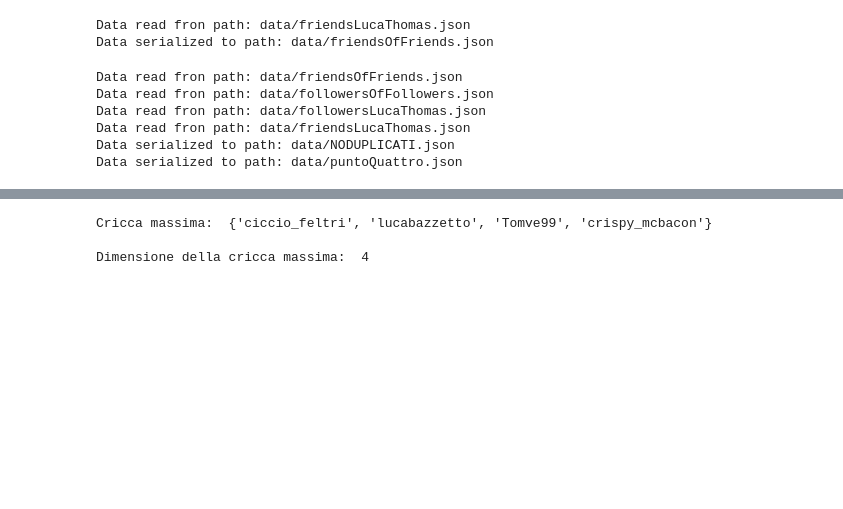
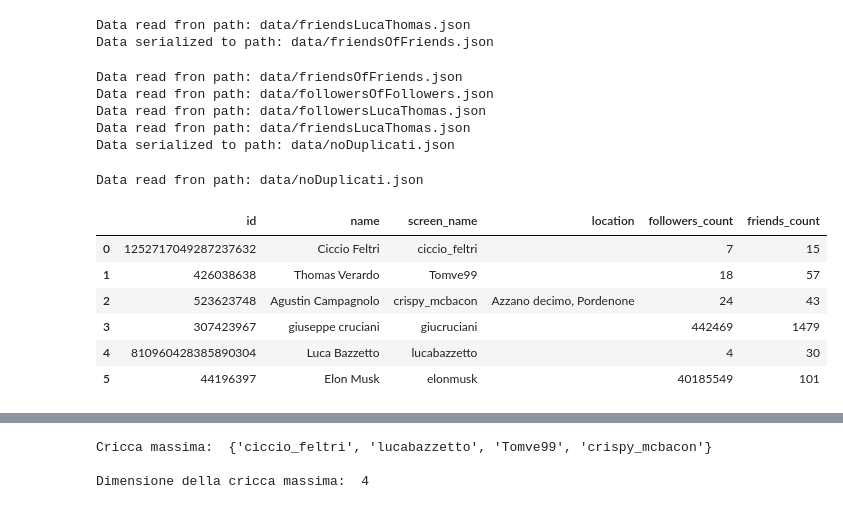
Before and after one commit to Uniud-IoT/ProgettoSC2020, a Jupyter notebook: Progetto.ipynb, the cells around one changed output, grey strips where cells are left out. Cells and saved outputs as stored; diff of their text form; code cells hidden in the pictures; blank space fills up the shorter version.

```diff
--- a/Progetto.ipynb
+++ b/Progetto.ipynb
@@ -137,37 +129,49 @@ allFriends.update(read_json(f"{data_folder}/friendsOfFriends.json"))
 allFriends.update(read_json(f"{data_folder}/followersOfFollowers.json"))
 allFriends.update(read_json(f"{data_folder}/followersLucaThomas.json"))
 allFriends.update(read_json(f"{data_folder}/friendsLucaThomas.json"))
-#serialize_json(data_folder,"allFriends.json", allFriends)
-#pprint.PrettyPrinter().pprint(allFriends)
 
 vector = []
 for (k,v) in allFriends.items():
     for item in v:
         if item not in vector:
             vector.append(item)
-
-serialize_json(data_folder,"NODUPLICATI.json", vector)
-
-vector = read_json(f"{data_folder}/NODUPLICATI.json")
-
-puntoQuattro = {}
-for user in vector:
-    json_data = api.get_user(user)._json
-    foundInfo = {}
-    foundInfo ['id'] = json_data['id']
-    foundInfo ['name'] = json_data['name']
-    foundInfo ['screen_name'] = json_data['screen_name']
-    foundInfo ['location'] = json_data['location']
-    foundInfo ['followers_count'] = json_data['followers_count']
-    foundInfo ['friends_count'] = json_data['friends_count']
-    puntoQuattro[user] = foundInfo
-serialize_json(data_folder,"puntoQuattroProva.json", puntoQuattro)
+serialize_json(data_folder,"noDuplicati.json", vector)
 # %% [output]
 Data read fron path: data/friendsOfFriends.json
 Data read fron path: data/followersOfFollowers.json
 Data read fron path: data/followersLucaThomas.json
 Data read fron path: data/friendsLucaThomas.json
-Data serialized to path: data/NODUPLICATI.json
-Data serialized to path: data/puntoQuattro.json
+Data serialized to path: data/noDuplicati.json
+# %%
+def downlodUserDetails(userId,api):
+    json_data = api.get_user(userId)._json
+    foundInfo = {}
+    foundInfo ['id'] = json_data['id']
+    foundInfo ['name'] = json_data['name']
+    foundInfo ['screen_name'] = json_data['screen_name']
+    foundInfo ['location'] = json_data['location']
+    foundInfo ['followers_count'] = json_data['followers_count']
+    foundInfo ['friends_count'] = json_data['friends_count']
+    return foundInfo
+
+vector = read_json(f"{data_folder}/noDuplicati.json")
+index = 0
+usersDetails = {}
+for userId in vector:
+    usersDetails[index] = downlodUserDetails(userId,api)
+    index = index + 1
+
+df = pd.DataFrame.from_dict(usersDetails,orient='index')
+display(df)
+df.to_csv(data_folder,"usersDetails.csv", index=False, encoding='utf-8')
+# %% [output]
+Data read fron path: data/noDuplicati.json
+|  | id | name | screen_name | location | followers_count | friends_count |
+| 0 | 1252717049287237632 | Ciccio Feltri | ciccio_feltri |  | 7 | 15 |
+| 1 | 426038638 | Thomas Verardo | Tomve99 |  | 18 | 57 |
+| 2 | 523623748 | Agustin Campagnolo | crispy_mcbacon | Azzano decimo, Pordenone | 24 | 43 |
+| 3 | 307423967 | giuseppe cruciani | giucruciani |  | 442469 | 1479 |
+| 4 | 810960428385890304 | Luca Bazzetto | lucabazzetto |  | 4 | 30 |
+| 5 | 44196397 | Elon Musk | elonmusk |  | 40185549 | 101 |
 # %%
 #salvo in un dataframe le relazioni
```
Also changed, not shown: parts of 16 cells of this notebook.
